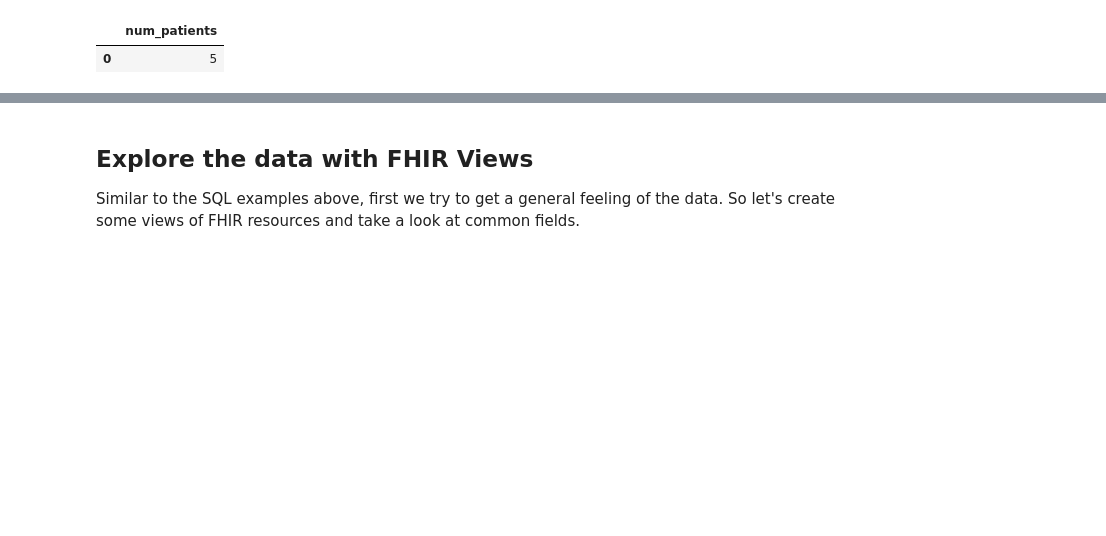
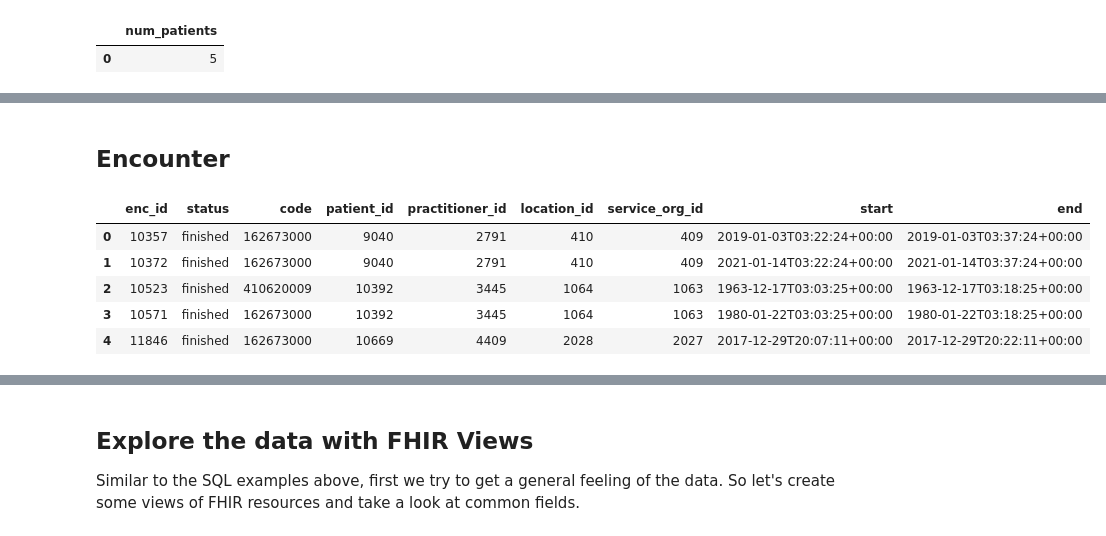
Before and after one commit to google/fhir-data-pipes, a Jupyter notebook: query/queries_and_views.ipynb, the cells around one changed output, grey strips where cells are left out. Saved outputs shown, nothing was run; the diff lists cells and outputs as text; code cells hidden in the pictures; blank space fills up the shorter version.

```diff
--- a/query/queries_and_views.ipynb
+++ b/query/queries_and_views.ipynb
@@ -244,0 +391,30 @@ pandas.read_sql_query(
+# %% [markdown]
+## Encounter
+# %%
+with query_engine.connect() as con:
+    con.execute("""
+      CREATE OR REPLACE VIEW flat_encounter AS
+      SELECT E.id AS enc_id, E.status, ETC.code, E.subject.PatientId AS patient_id,
+        EP.individual.practitionerId AS practitioner_id,
+        EL.location.locationId AS location_id,
+        E.serviceProvider.organizationId AS service_org_id,
+        E.period.start, E.period.end
+      FROM Encounter AS E LATERAL VIEW OUTER explode(type) AS ET
+        LATERAL VIEW OUTER explode(ET.coding) AS ETC
+        LATERAL VIEW OUTER explode(E.participant) AS EP
+        LATERAL VIEW OUTER explode(E.location) AS EL
+      ;
+      """
+    )
+
+pandas.read_sql_query(
+    sql="SELECT * FROM flat_encounter LIMIT 5;",
+    con=query_engine,
+)
+# %% [output]
+|  | enc_id | status | code | patient_id | practitioner_id | location_id | service_org_id | start | end |
+| 0 | 10357 | finished | 162673000 | 9040 | 2791 | 410 | 409 | 2019-01-03T03:22:24+00:00 | 2019-01-03T03:37:24+00:00 |
+| 1 | 10372 | finished | 162673000 | 9040 | 2791 | 410 | 409 | 2021-01-14T03:22:24+00:00 | 2021-01-14T03:37:24+00:00 |
+| 2 | 10523 | finished | 410620009 | 10392 | 3445 | 1064 | 1063 | 1963-12-17T03:03:25+00:00 | 1963-12-17T03:18:25+00:00 |
+| 3 | 10571 | finished | 162673000 | 10392 | 3445 | 1064 | 1063 | 1980-01-22T03:03:25+00:00 | 1980-01-22T03:18:25+00:00 |
+| 4 | 11846 | finished | 162673000 | 10669 | 4409 | 2028 | 2027 | 2017-12-29T20:07:11+00:00 | 2017-12-29T20:22:11+00:00 |
```
Also changed, not shown: parts of 33 cells of this notebook, 1 other file.
